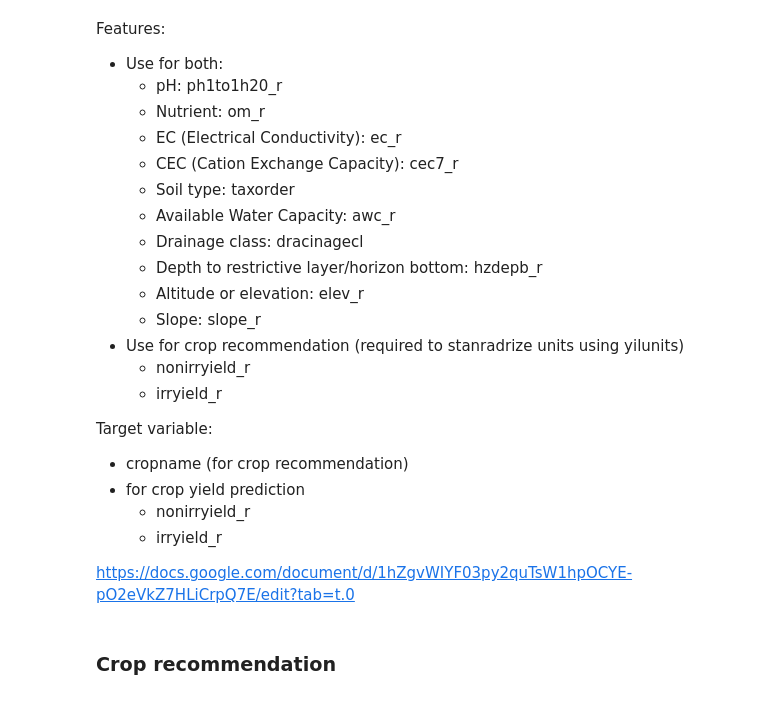
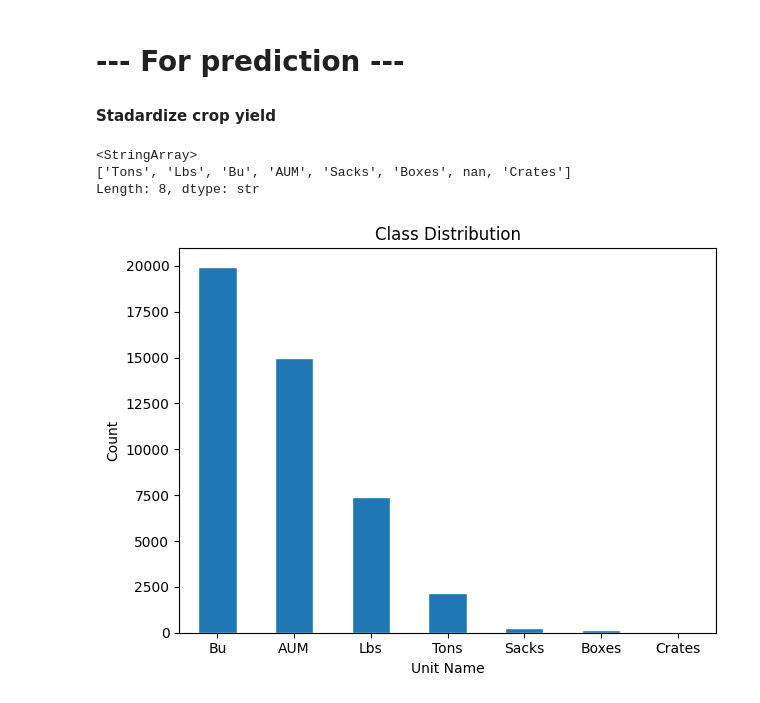
Before and after one commit to patrusgrg/Math4650_SP_2026_FP1_G3_GURUNG, a Jupyter notebook: notebooks/main.ipynb, the cells around one changed output. Saved outputs shown, nothing was run; the diff lists cells and outputs as text; code cells hidden in the pictures.

```diff
--- a/notebooks/main.ipynb
+++ b/notebooks/main.ipynb
@@ -87,28 +183,28 @@ irryield_r        187
 dtype: int64
-# %% [markdown]
-Features:
-* Use for both:
-    * pH: ph1to1h20_r
-    * Nutrient: om_r
-    * EC (Electrical Conductivity): ec_r
-    * CEC (Cation Exchange Capacity): cec7_r
-    * Soil type: taxorder
-    * Available Water Capacity: awc_r
-    * Drainage class: dracinagecl
-    * Depth to restrictive layer/horizon bottom: hzdepb_r
-    * Altitude or elevation: elev_r
-    * Slope: slope_r
-* Use for crop recommendation (required to stanradrize units using yilunits)
-    * nonirryield_r
-    * irryield_r
-
-
-Target variable:
-* cropname (for crop recommendation)
-* for crop yield prediction
-    * nonirryield_r
-    * irryield_r
-
-https://docs.google.com/document/d/1hZgvWIYF03py2quTsW1hpOCYE-pO2eVkZ7HLiCrpQ7E/edit?tab=t.0
-# %% [markdown]
-### Crop recommendation
+# %% [markdown]
+# --- For prediction ---
+
+#### Stadardize crop yield
+# %%
+df_soil['yldunits'].unique()
+# %% [output]
+<StringArray>
+['Tons', 'Lbs', 'Bu', 'AUM', 'Sacks', 'Boxes', nan, 'Crates']
+Length: 8, dtype: str
+# %%
+df_soil['yldunits'].value_counts().plot(
+    kind='bar',
+    edgecolor='white',
+    width=0.5
+)
+
+plt.xticks(rotation=0)
+plt.title('Class Distribution', fontsize=12)
+plt.xlabel('Unit Name')
+plt.ylabel('Count')
+
+
+plt.tight_layout()
+plt.show()
+# %% [output]
+[figure, added]
```
Also changed, not shown: parts of 40 cells of this notebook.
